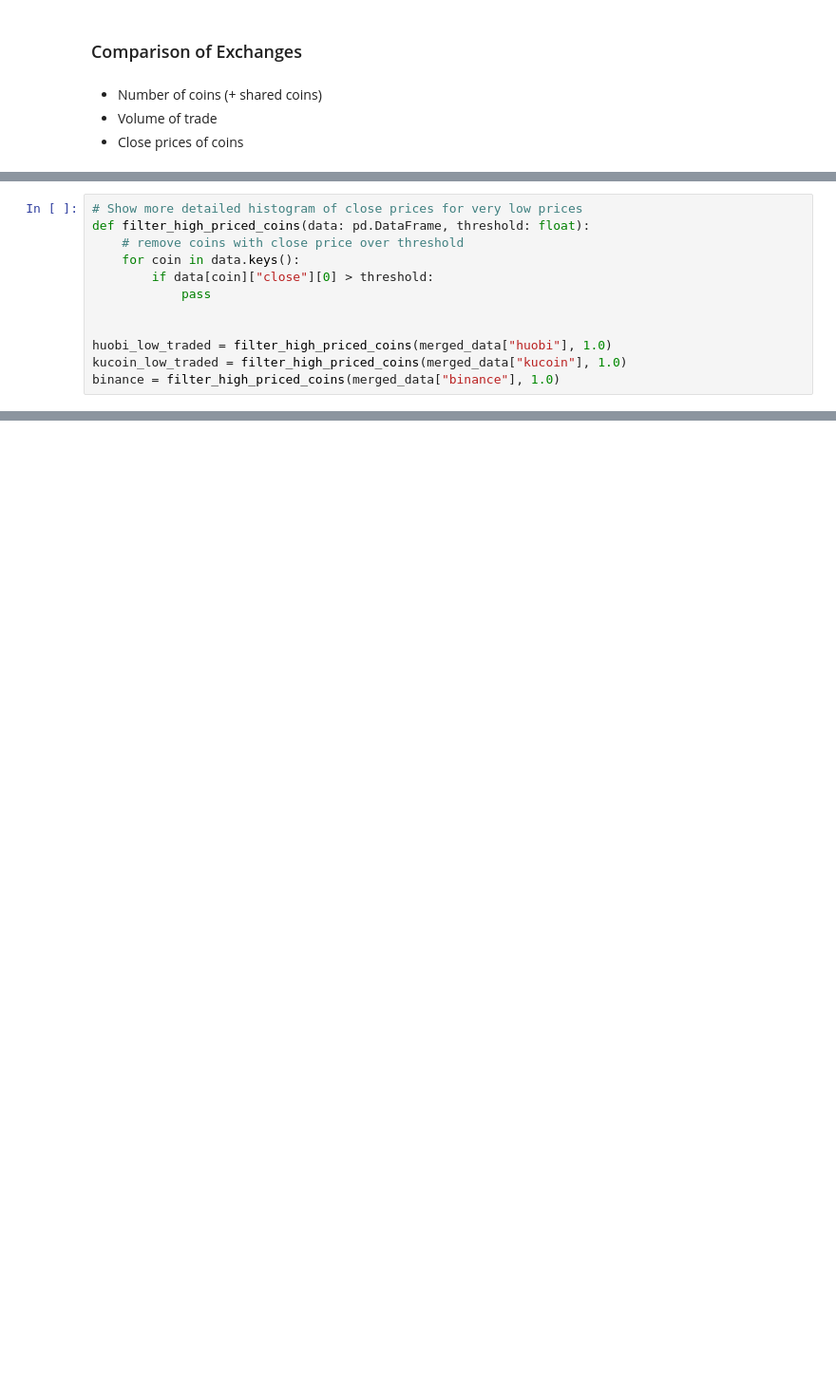
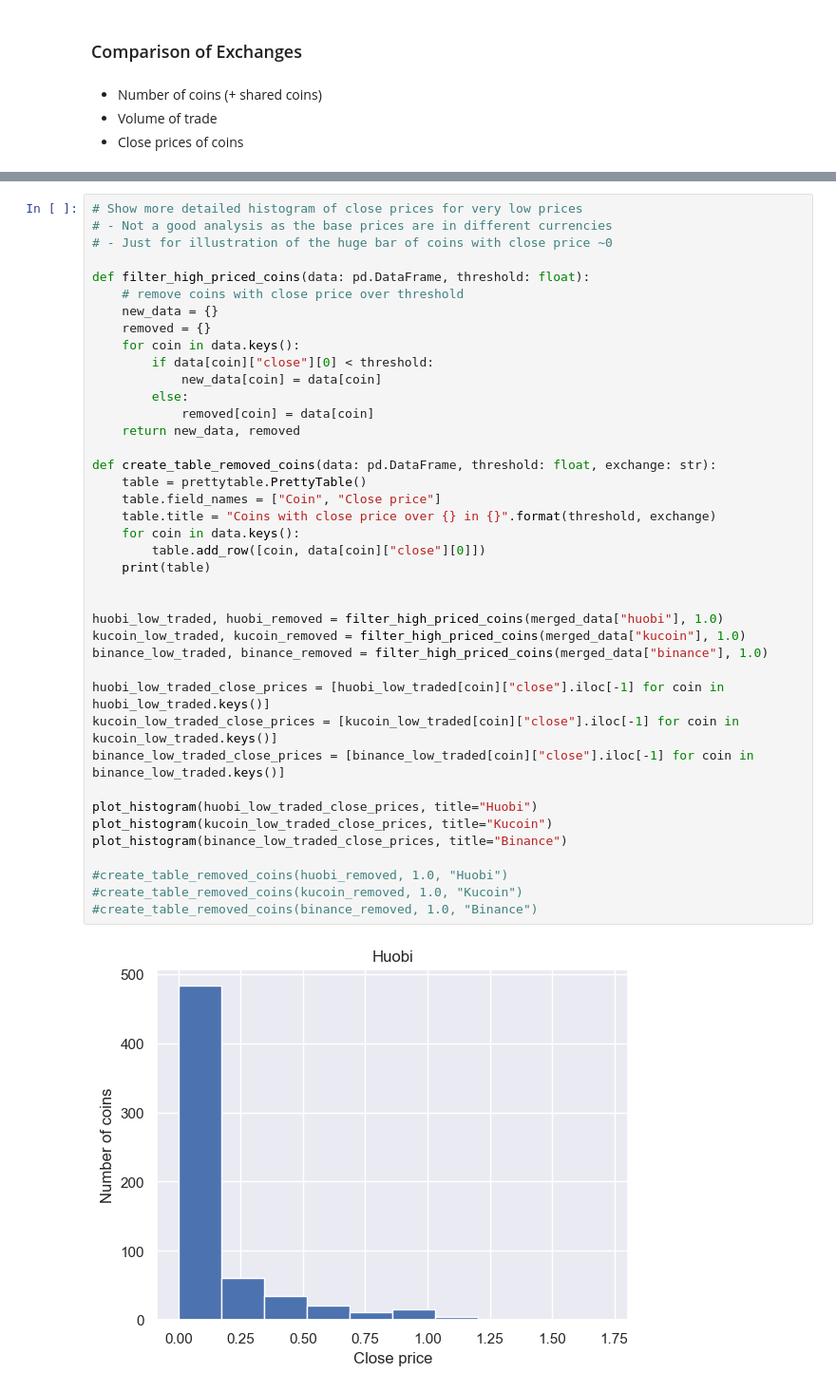
Before and after one commit to dannarue/altcoin-trading, a Jupyter notebook: visualisation.ipynb, the cells around one changed output, grey strips where cells are left out. Shown at 95% size. Drawn from its saved outputs; the diff is of its cells as text; blank space fills up the shorter version.

```diff
--- a/visualisation.ipynb
+++ b/visualisation.ipynb
@@ -436,12 +653,0 @@ plot_histogram(binance_close_prices, title="Binance")
-# %%
-# Show more detailed histogram of close prices for very low prices
-def filter_high_priced_coins(data: pd.DataFrame, threshold: float):
-    # remove coins with close price over threshold
-    for coin in data.keys():
-        if data[coin]["close"][0] > threshold:
-            pass
-
-
-huobi_low_traded = filter_high_priced_coins(merged_data["huobi"], 1.0)
-kucoin_low_traded = filter_high_priced_coins(merged_data["kucoin"], 1.0)
-binance = filter_high_priced_coins(merged_data["binance"], 1.0)
@@ -465,0 +654,42 @@ ZRXUSDT
+# %%
+# Show more detailed histogram of close prices for very low prices
+# - Not a good analysis as the base prices are in different currencies
+# - Just for illustration of the huge bar of coins with close price ~0
+
+def filter_high_priced_coins(data: pd.DataFrame, threshold: float):
+    # remove coins with close price over threshold
+    new_data = {}
+    removed = {}
+    for coin in data.keys():
+        if data[coin]["close"][0] < threshold:
+            new_data[coin] = data[coin]
+        else:
+            removed[coin] = data[coin]
+    return new_data, removed
+
+def create_table_removed_coins(data: pd.DataFrame, threshold: float, exchange: str):
+    table = prettytable.PrettyTable()
+    table.field_names = ["Coin", "Close price"]
+    table.title = "Coins with close price over {} in {}".format(threshold, exchange)
+    for coin in data.keys():
+        table.add_row([coin, data[coin]["close"][0]])
+    print(table)
+
+
+huobi_low_traded, huobi_removed = filter_high_priced_coins(merged_data["huobi"], 1.0)
+kucoin_low_traded, kucoin_removed = filter_high_priced_coins(merged_data["kucoin"], 1.0)
+binance_low_traded, binance_removed = filter_high_priced_coins(merged_data["binance"], 1.0)
+
+huobi_low_traded_close_prices = [huobi_low_traded[coin]["close"].iloc[-1] for coin in huobi_low_traded.keys()]
+kucoin_low_traded_close_prices = [kucoin_low_traded[coin]["close"].iloc[-1] for coin in kucoin_low_traded.keys()]
+binance_low_traded_close_prices = [binance_low_traded[coin]["close"].iloc[-1] for coin in binance_low_traded.keys()]
+
+plot_histogram(huobi_low_traded_close_prices, title="Huobi")
+plot_histogram(kucoin_low_traded_close_prices, title="Kucoin")
+plot_histogram(binance_low_traded_close_prices, title="Binance")
+
+#create_table_removed_coins(huobi_removed, 1.0, "Huobi")
+#create_table_removed_coins(kucoin_removed, 1.0, "Kucoin")
+#create_table_removed_coins(binance_removed, 1.0, "Binance")
+# %% [output]
+[figure, added]
```
Also changed, not shown: parts of 28 cells of this notebook, 2 other files.
